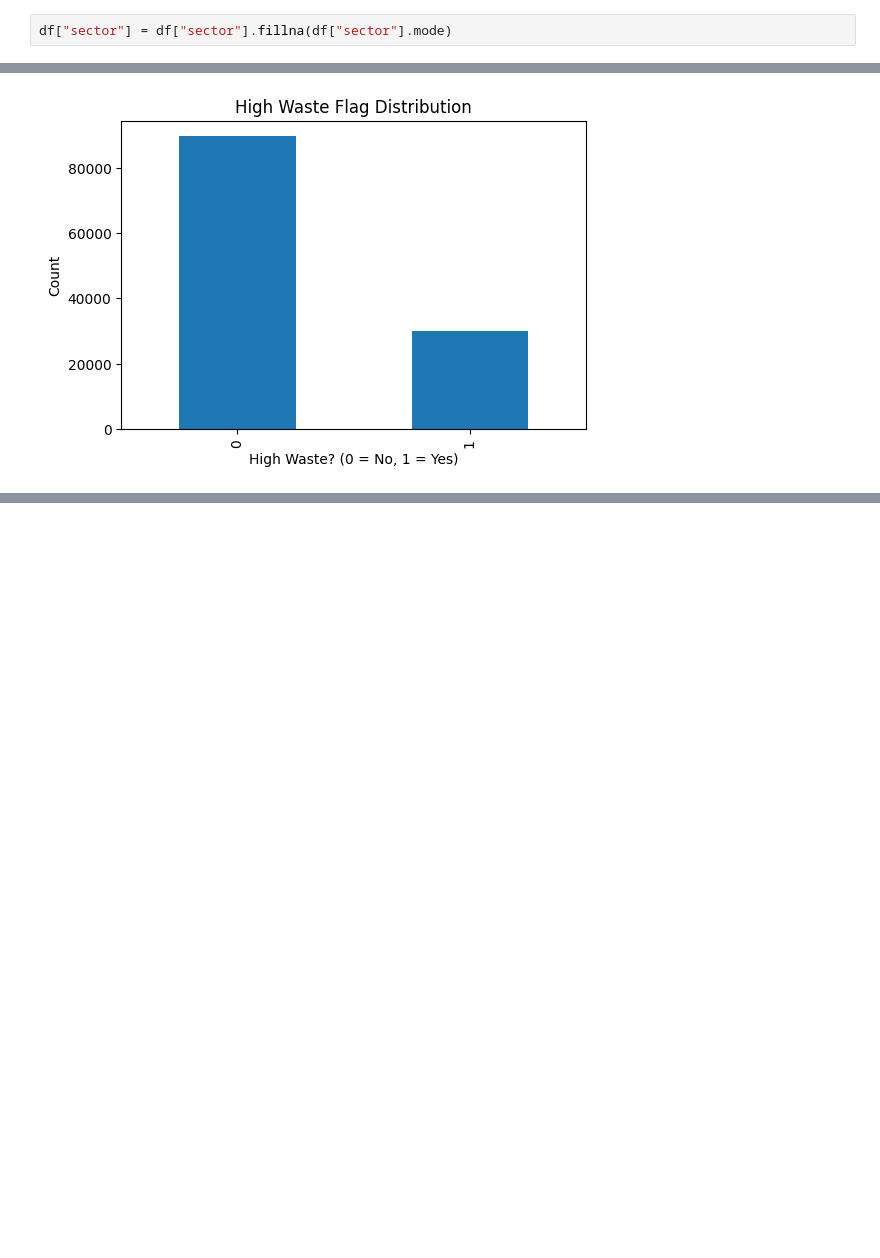
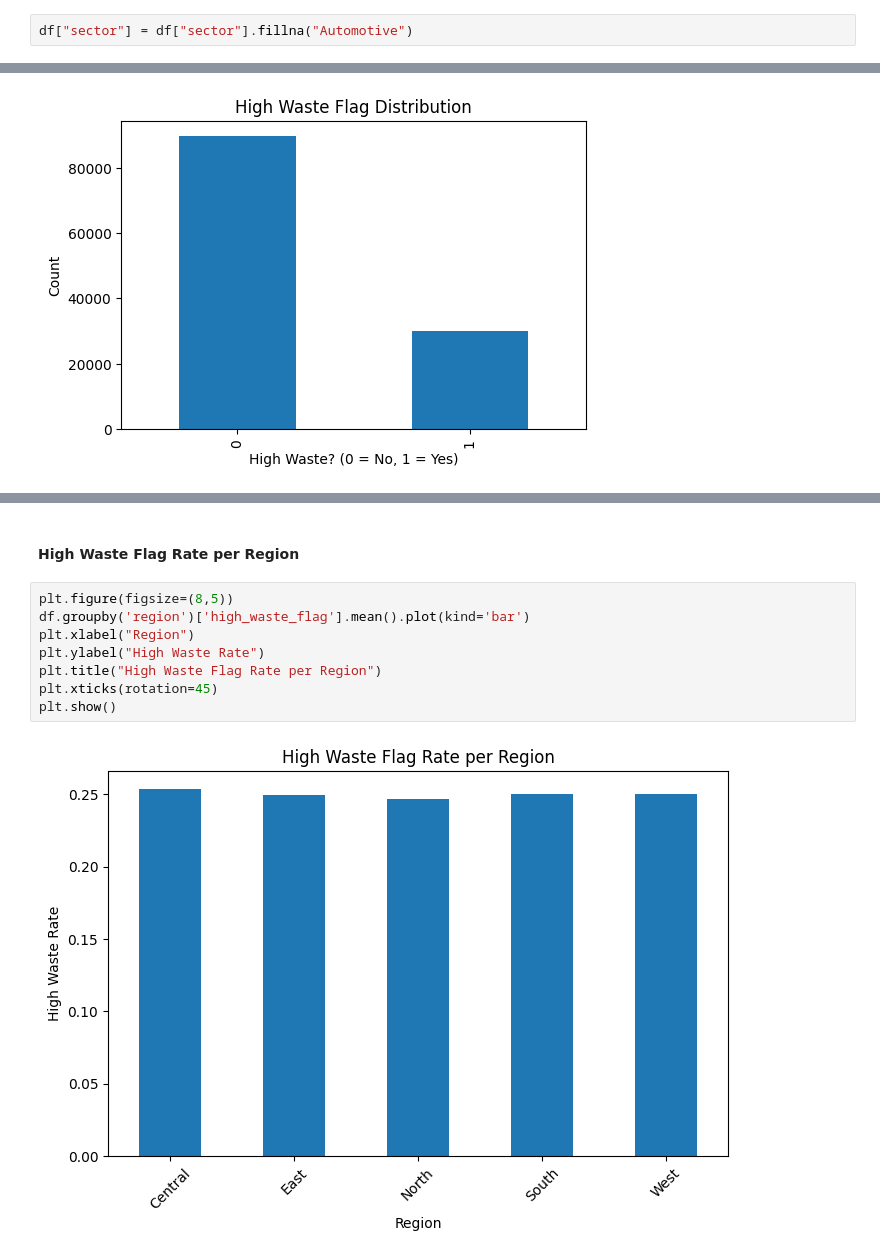
Before and after one commit to Alexander789400/AI-driven-Circular-Economy-Tracker, a Jupyter notebook: Circular_Economy.ipynb, the cells around one changed output, grey strips where cells are left out. Saved outputs shown, nothing was run; the diff lists cells and outputs as text; blank space fills up the shorter version.

```diff
--- a/Circular_Economy.ipynb
+++ b/Circular_Economy.ipynb
@@ -198,7 +223,7 @@ array(['Manufacturing', 'FoodProcessing', 'Automotive', 'Textiles',
 # %% [markdown]
 As it is a categorical column with 5 unique values , So that we can fill the Missing cell with the most repeated Name, which is "Automotive"
 # %%
-df["sector"] = df["sector"].fillna(df["sector"].mode)
+df["sector"] = df["sector"].fillna("Automotive")
 # %%
 df["raw_material_kg"].value_counts()
 # %% [output]
@@ -329,0 +428,12 @@ plt.show()
+# %% [markdown]
+#### High Waste Flag Rate per Region
+# %%
+plt.figure(figsize=(8,5))
+df.groupby('region')['high_waste_flag'].mean().plot(kind='bar')
+plt.xlabel("Region")
+plt.ylabel("High Waste Rate")
+plt.title("High Waste Flag Rate per Region")
+plt.xticks(rotation=45)
+plt.show()
+# %% [output]
+[figure, added]
```
Also changed, not shown: parts of 28 cells of this notebook, 3 other files.
